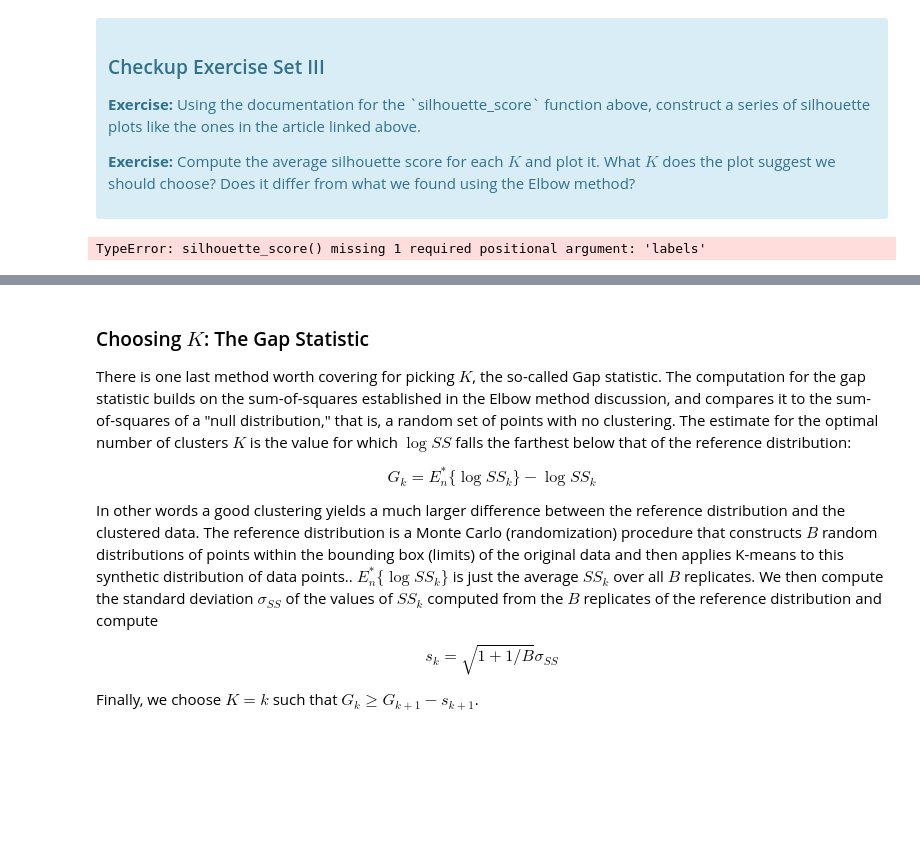
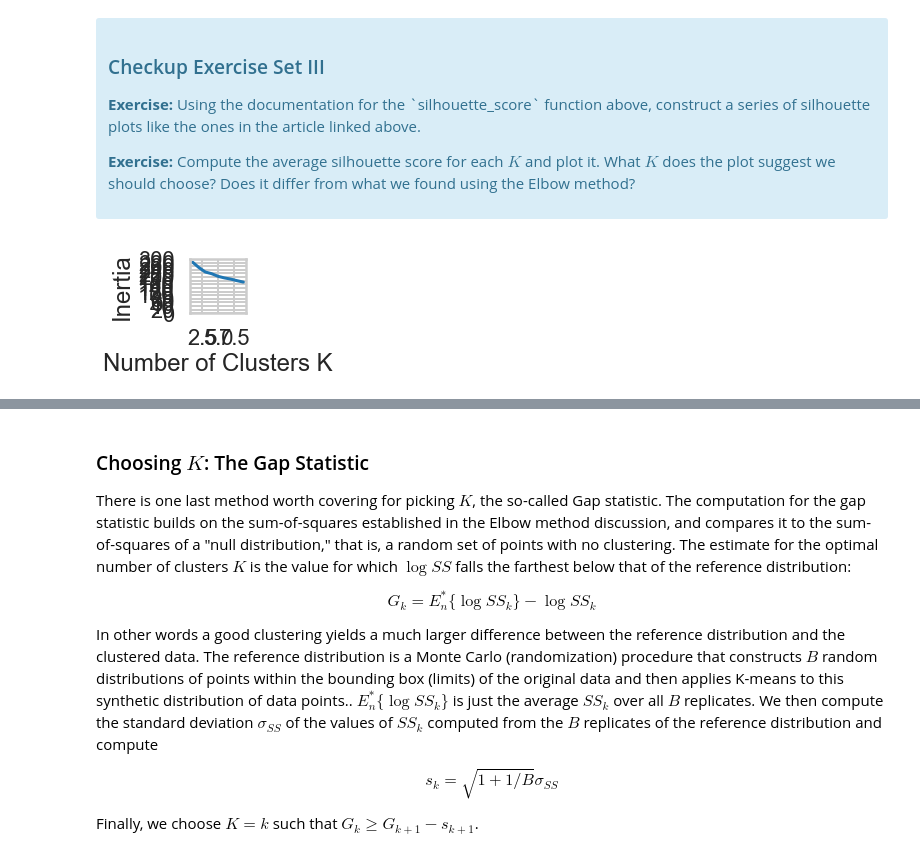
Before and after one commit to karinahou/springboard, a Jupyter notebook: Mini_Project_Clustering.ipynb, the cells around one changed output, grey strips where cells are left out. Drawn from its saved outputs; the diff is of its cells as text; code cells hidden in the pictures; blank space fills up the shorter version.

```diff
--- a/Mini_Project_Clustering.ipynb
+++ b/Mini_Project_Clustering.ipynb
@@ -166,8 +164,35 @@ Fortunately, scikit-learn provides a function to compute this for us (phew!) cal
 
 <p><b>Exercise:</b> Compute the average silhouette score for each $K$ and plot it. What $K$ does the plot suggest we should choose? Does it differ from what we found using the Elbow method?</p>
 </div>
-# %%
-# Your turn.
-sklearn.metrics.silhouette_score(matrix)
-# %% [output]
-TypeError: silhouette_score() missing 1 required positional argument: 'labels'
+# %%
+# Your turn.
+#she said it should be the same, but need to fit predict on x and apply the shilloete score
+#x_cols wat is she talking about
+
+def get_inertia(x_cols, n_clusters):
+    model = KMeans(n_clusters=n_clusters, random_state=47)
+    model.fit(x_cols) #should predict instead of fit
+    inertia = model.inertia_
+    return inertia
+
+#your need to get the clusters number? and calculate the score
+
+inertia = []
+n_clusters = range(1,10)
+
+for i in n_clusters:
+    inertia.append(get_inertia(x_cols, i)) #she says this for loop is different use sil score instead of inertia
+    #"labels" = fit predict and use those in the sil score
+
+plt.subplots(figsize=(1,1))
+plt.plot(n_clusters, inertia)
+
+plt.xlabel('Number of Clusters K')
+plt.ylabel('Inertia')
+plt.yticks(np.arange(0,320,20))
+
+plt.show()
+
+#sklearn.metrics.silhouette_score(matrix, )
+# %% [output]
+[figure, added]
```
Also changed, not shown: parts of 13 cells of this notebook.
